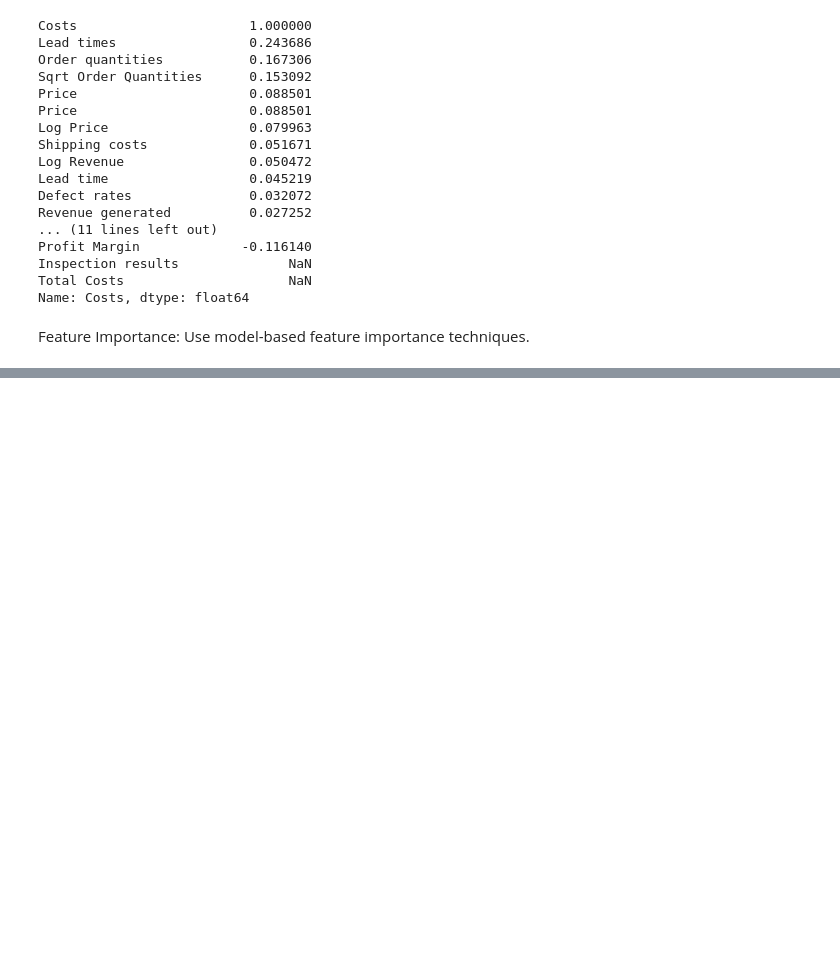
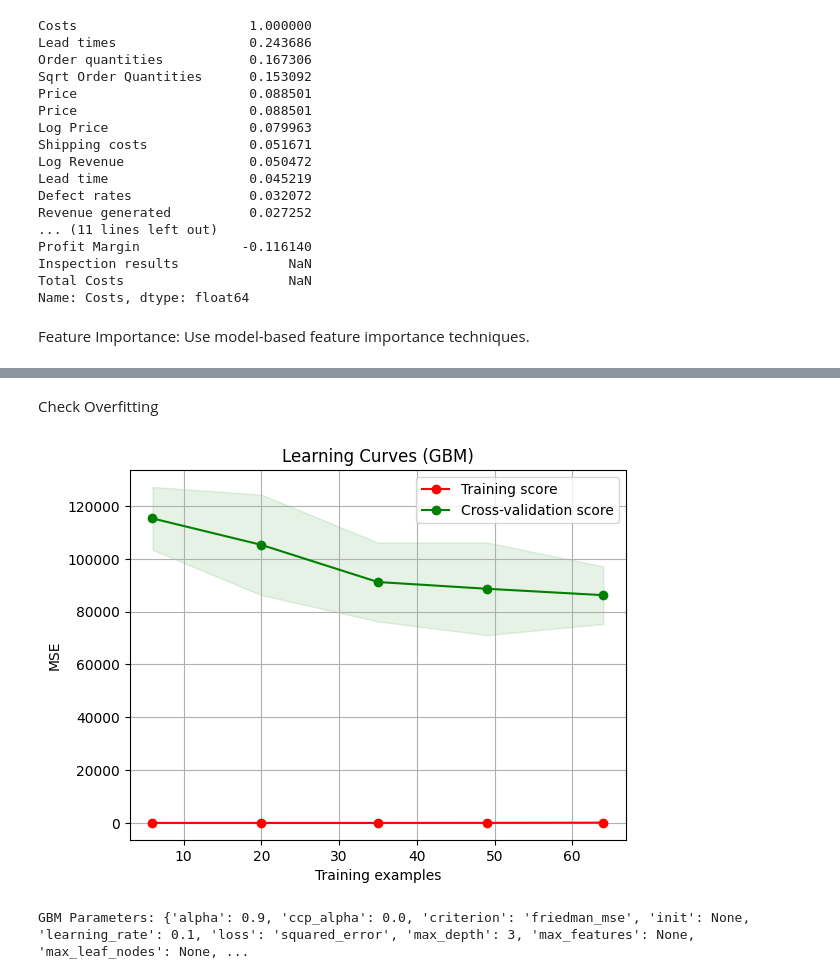
Before and after one commit to okech-glitch/python, a Jupyter notebook: Supply_Chain.ipynb, the cells around one changed output, grey strips where cells are left out. Drawn from its saved outputs; the diff is of its cells as text; code cells hidden in the pictures; blank space fills up the shorter version.

```diff
--- a/Supply_Chain.ipynb
+++ b/Supply_Chain.ipynb
@@ -274,0 +484,17 @@ ValueError: could not convert string to float: 'SKU0'
+# %%
+from sklearn.ensemble import RandomForestRegressor
+
+# Initialize and fit the model
+rf_model = RandomForestRegressor()
+rf_model.fit(X_train, y_train)
+
+# Make predictions
+y_pred_train_rf = rf_model.predict(X_train)
+y_pred_test_rf = rf_model.predict(X_test)
+
+# Evaluate the model
+mse_train_rf = mean_squared_error(y_train, y_pred_train_rf)
+mse_test_rf = mean_squared_error(y_test, y_pred_test_rf)
+
+print(f"Random Forest - Training MSE: {mse_train_rf}")
+print(f"Random Forest - Test MSE: {mse_test_rf}")
@@ -274,0 +563,43 @@ ValueError: could not convert string to float: 'SKU0'
+# %% [markdown]
+Check Overfitting
+# %%
+import matplotlib.pyplot as plt
+from sklearn.model_selection import learning_curve
+
+# Create a GBM model
+from sklearn.ensemble import GradientBoostingRegressor
+
+gbm_model = GradientBoostingRegressor()
+
+# Generate learning curves
+train_sizes, train_scores, test_scores = learning_curve(
+    gbm_model, X_train, y_train, cv=5, scoring='neg_mean_squared_error', n_jobs=-1
+)
+
+# Calculate mean and standard deviation of training and test scores
+train_mean = -train_scores.mean(axis=1)
+train_std = train_scores.std(axis=1)
+test_mean = -test_scores.mean(axis=1)
+test_std = test_scores.std(axis=1)
+
+# Plot learning curves
+plt.figure()
+plt.title("Learning Curves (GBM)")
+plt.xlabel("Training examples")
+plt.ylabel("MSE")
+plt.grid()
+
+plt.fill_between(train_sizes, train_mean - train_std, train_mean + train_std, alpha=0.1, color="r")
+plt.fill_between(train_sizes, test_mean - test_std, test_mean + test_std, alpha=0.1, color="g")
+
+plt.plot(train_sizes, train_mean, 'o-', color="r", label="Training score")
+plt.plot(train_sizes, test_mean, 'o-', color="g", label="Cross-validation score")
+
+plt.legend(loc="best")
+plt.show()
+# %% [output]
+[figure, added]
+# %%
+print("GBM Parameters:", gbm_model.get_params())
+# %% [output]
+GBM Parameters: {'alpha': 0.9, 'ccp_alpha': 0.0, 'criterion': 'friedman_mse', 'init': None, 'learning_rate': 0.1, 'loss': 'squared_error', 'max_depth': 3, 'max_features': None, 'max_leaf_nodes': None, ...
```
Also changed, not shown: parts of 32 cells of this notebook.
